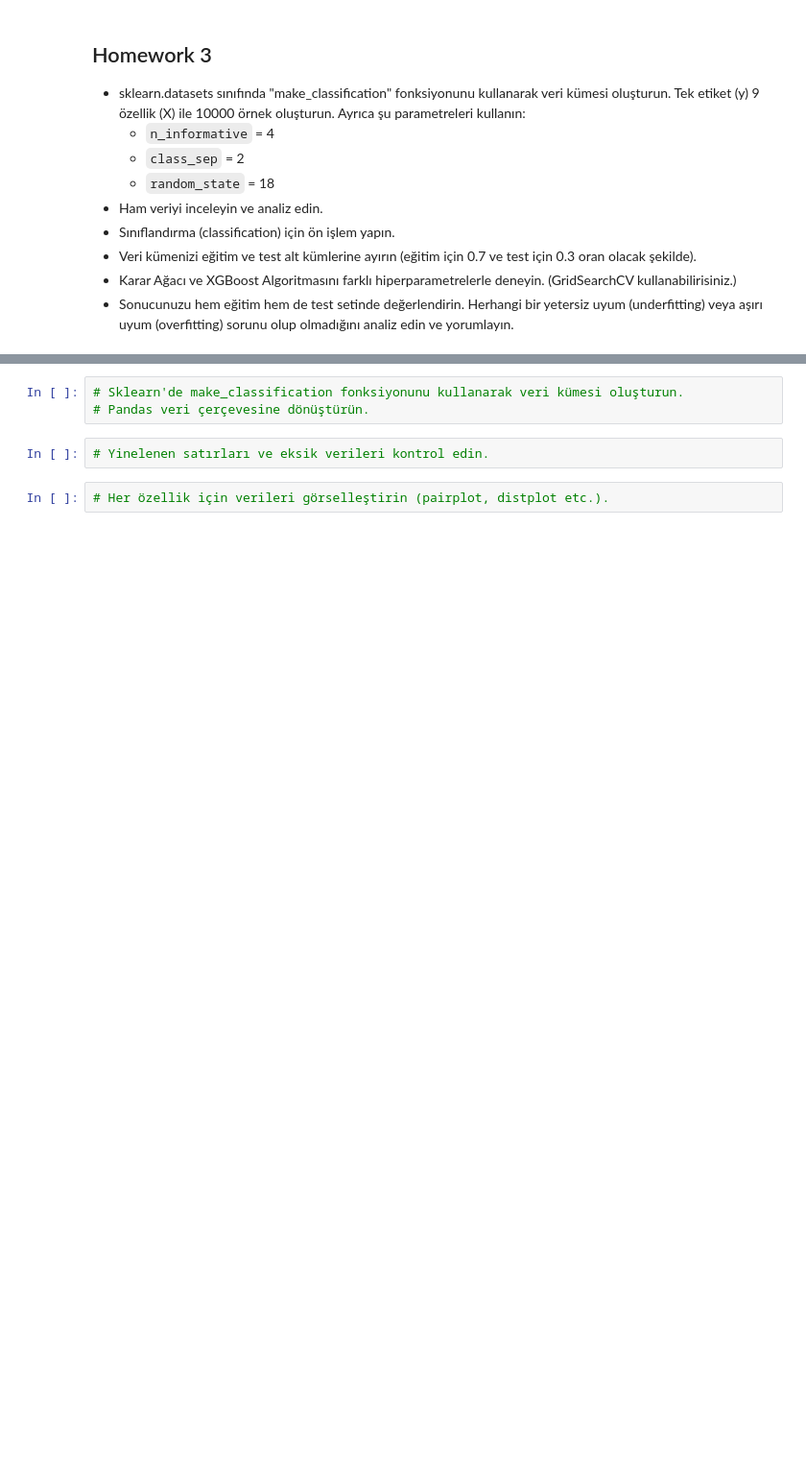
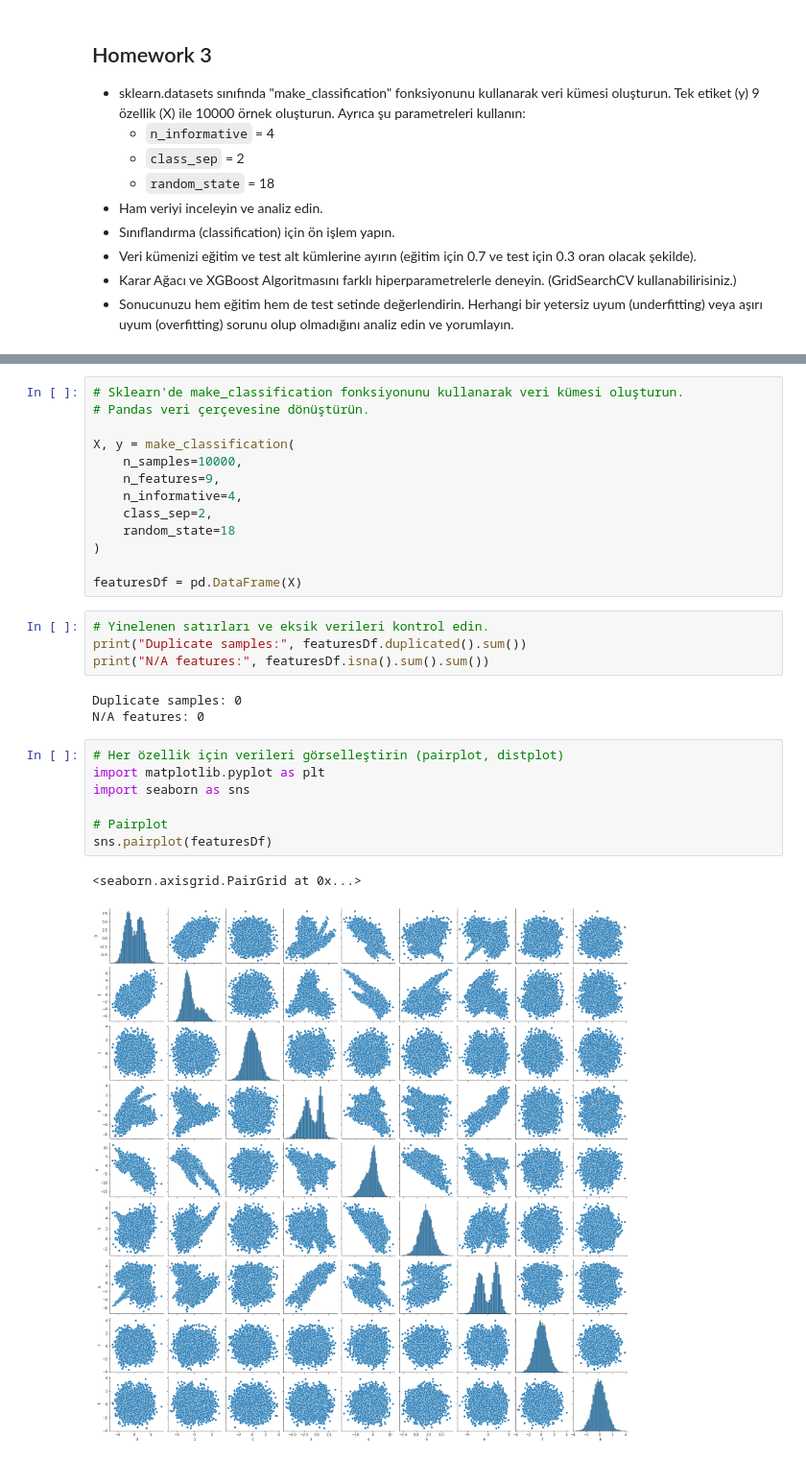
Before and after one commit to fmehmetun/GlobalAIHubMachineLearningCourse, a Jupyter notebook: Homeworks/ML_Homework3.ipynb, the cells around one changed output, grey strips where cells are left out. Shown at 96% size. Cells and saved outputs as stored; diff of their text form; blank space fills up the shorter version.

```diff
--- a/Homeworks/ML_Homework3.ipynb
+++ b/Homeworks/ML_Homework3.ipynb
@@ -15,7 +23,30 @@
 # %%
 # Sklearn'de make_classification fonksiyonunu kullanarak veri kümesi oluşturun.
 # Pandas veri çerçevesine dönüştürün.
+
+X, y = make_classification(
+    n_samples=10000,
+    n_features=9,
+    n_informative=4,
+    class_sep=2,
+    random_state=18
+)
+
+featuresDf = pd.DataFrame(X)
 # %%
 # Yinelenen satırları ve eksik verileri kontrol edin.
+print("Duplicate samples:", featuresDf.duplicated().sum())
+print("N/A features:", featuresDf.isna().sum().sum())
+# %% [output]
+Duplicate samples: 0
+N/A features: 0
 # %%
-# Her özellik için verileri görselleştirin (pairplot, distplot etc.).
+# Her özellik için verileri görselleştirin (pairplot, distplot)
+import matplotlib.pyplot as plt
+import seaborn as sns
+
+# Pairplot
+sns.pairplot(featuresDf)
+# %% [output]
+<seaborn.axisgrid.PairGrid at 0x...>
+[figure, added]
```
Also changed, not shown: parts of 25 cells of this notebook.
